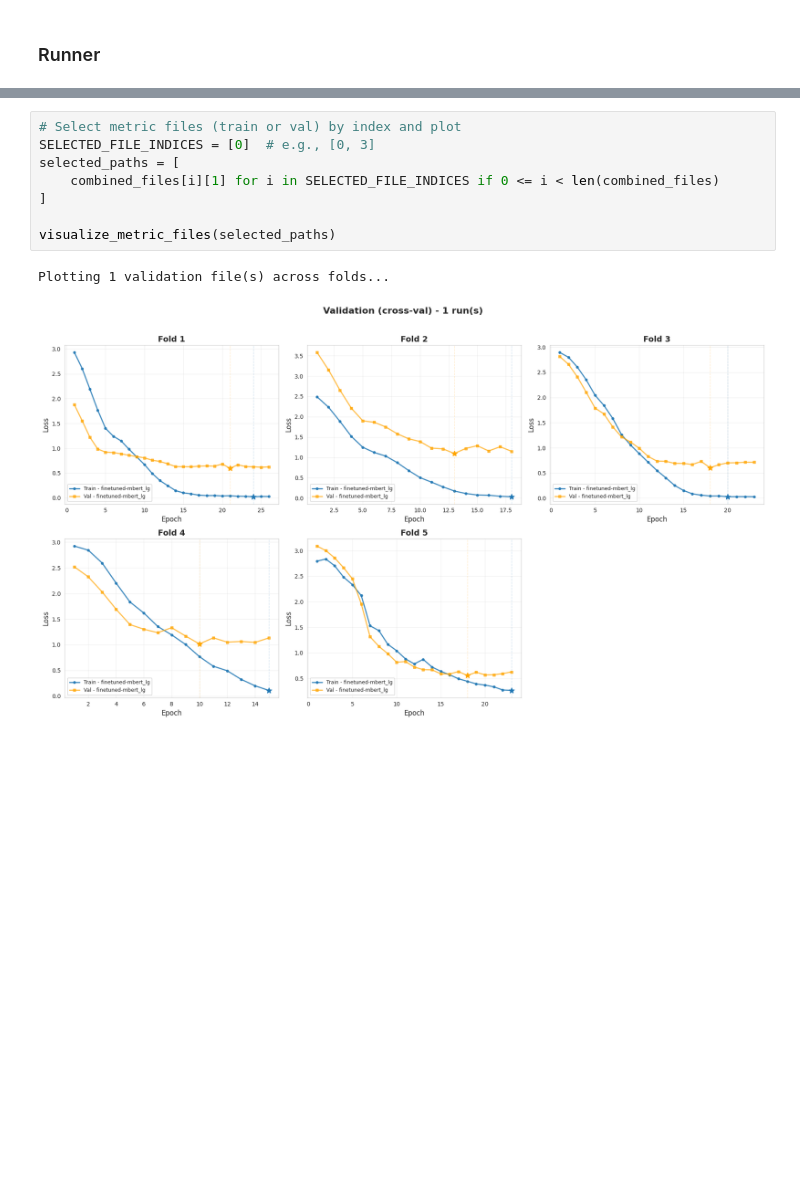
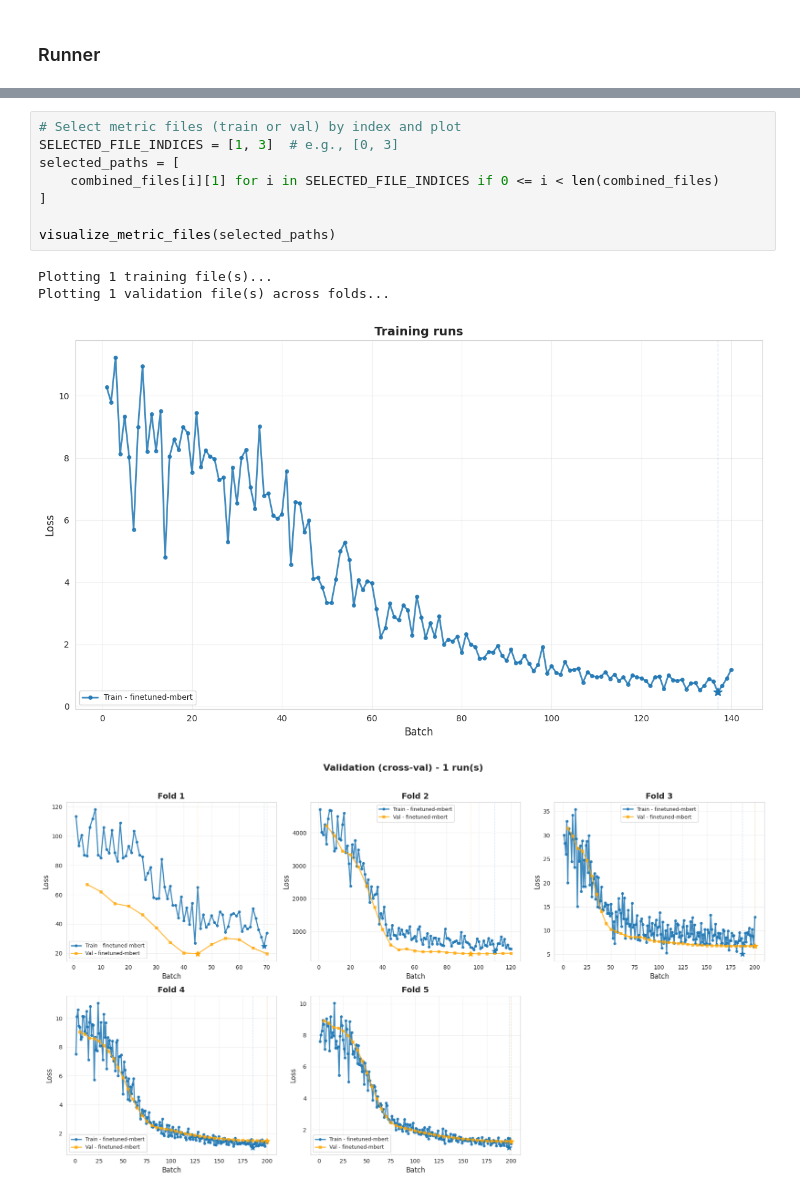
Before and after one commit to itzTerra/vis-desc, a Jupyter notebook: modules/lab/src/models/encoder/training_visualization.ipynb, the cells around one changed output, grey strips where cells are left out. Cells and saved outputs as stored; diff of their text form; blank space fills up the shorter version.

Commit message:
fix(visualization, lora hyperparam search)

```diff
--- a/modules/lab/src/models/encoder/training_visualization.ipynb
+++ b/modules/lab/src/models/encoder/training_visualization.ipynb
@@ -895,11 +978,13 @@ Available metric files:
 # %%
 # Select metric files (train or val) by index and plot
-SELECTED_FILE_INDICES = [0]  # e.g., [0, 3]
+SELECTED_FILE_INDICES = [1, 3]  # e.g., [0, 3]
 selected_paths = [
     combined_files[i][1] for i in SELECTED_FILE_INDICES if 0 <= i < len(combined_files)
 ]
 
 visualize_metric_files(selected_paths)
 # %% [output]
+Plotting 1 training file(s)...
 Plotting 1 validation file(s) across folds...
-[figure, old version]
+[figure, new version]
+[figure, added]
```
Also changed, not shown: parts of 5 cells of this notebook, 12 other files.
